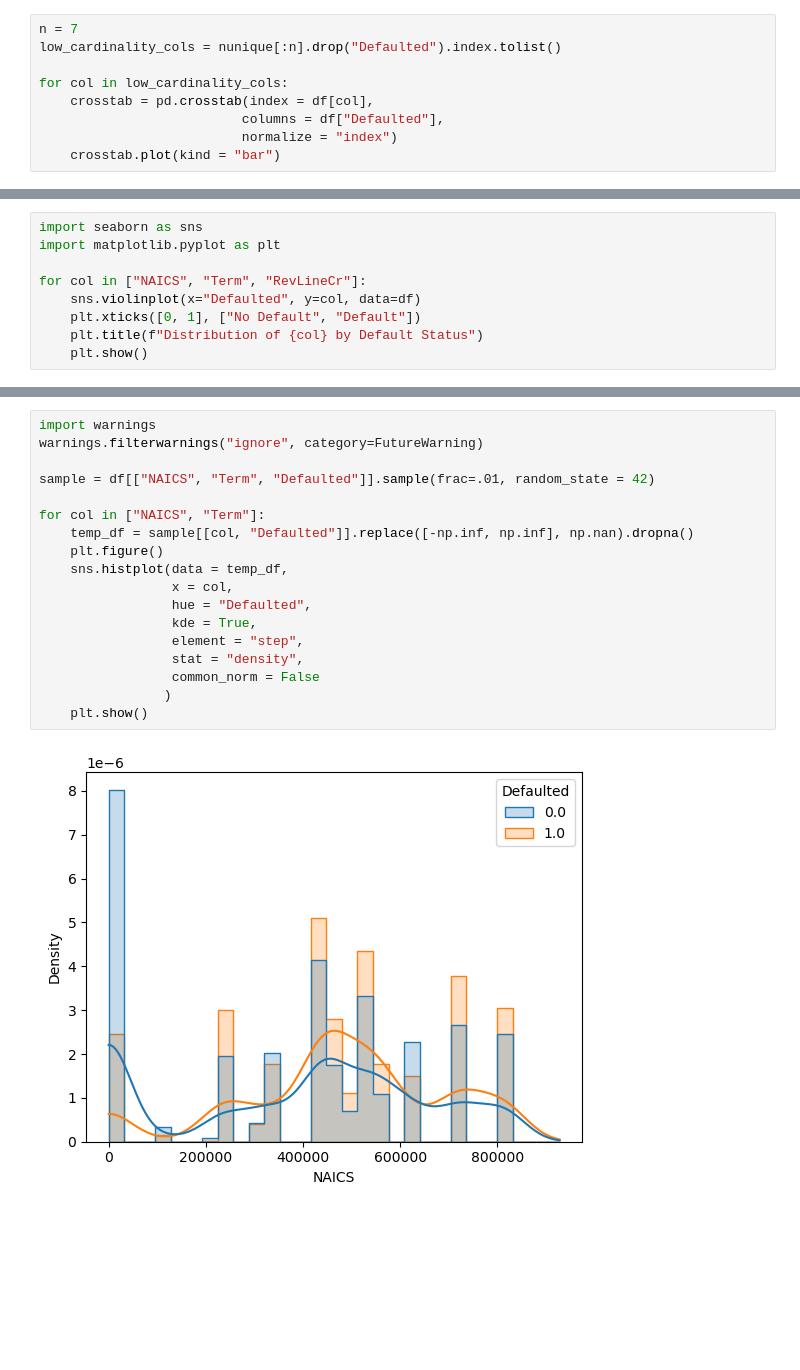
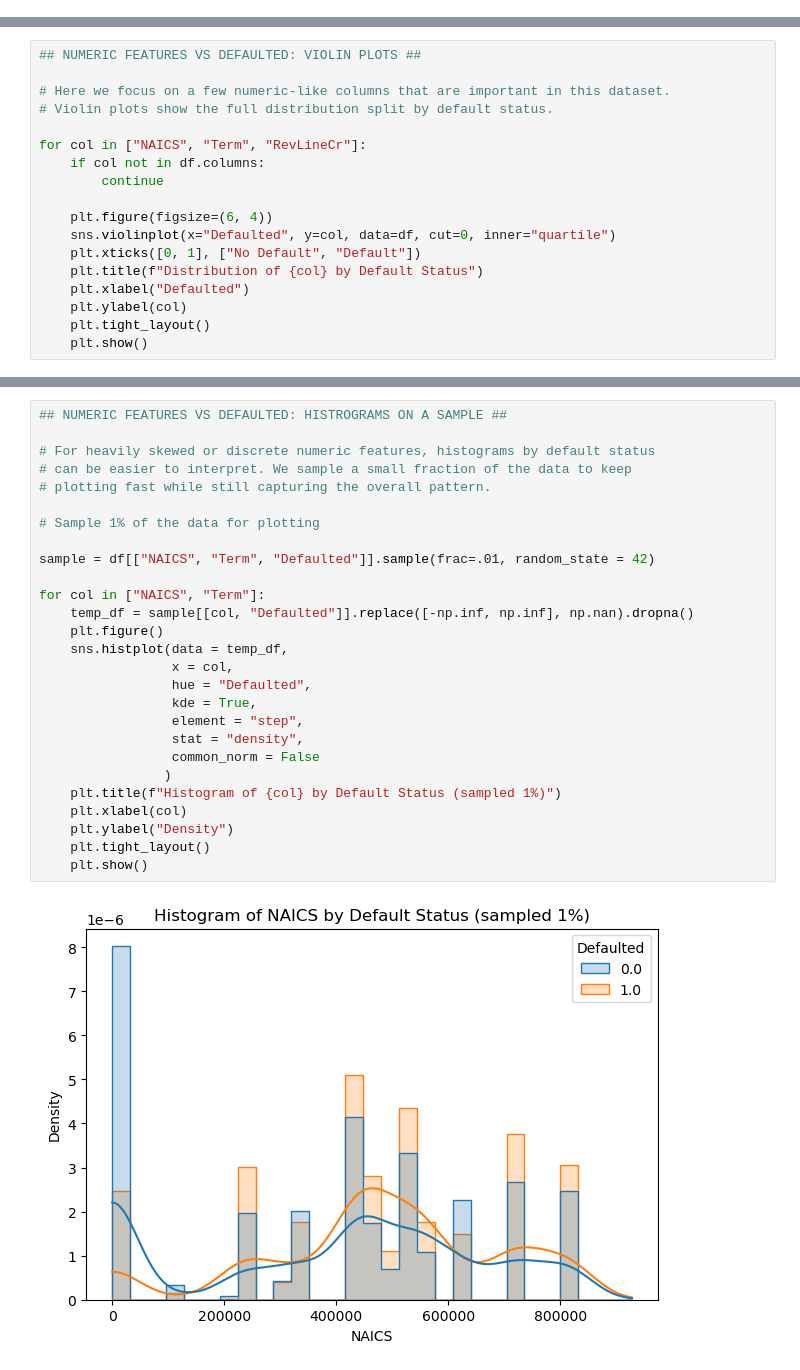
Before and after one commit to S-D-Willis/loan-default-pred, a Jupyter notebook: Loan-Default-Pred_2_EDA.ipynb, the cells around one changed output, grey strips where cells are left out. Cells and saved outputs as stored; diff of their text form; blank space fills up the shorter version.

```diff
--- a/Loan-Default-Pred_2_EDA.ipynb
+++ b/Loan-Default-Pred_2_EDA.ipynb
@@ -95,9 +111,0 @@ dtype: int64
-# %%
-n = 7
-low_cardinality_cols = nunique[:n].drop("Defaulted").index.tolist()
-
-for col in low_cardinality_cols:
-    crosstab = pd.crosstab(index = df[col],
-                          columns = df["Defaulted"],
-                          normalize = "index")
-    crosstab.plot(kind = "bar")
@@ -111,10 +178,19 @@ for col in low_cardinality_cols:
 # %%
-import seaborn as sns
-import matplotlib.pyplot as plt
+## NUMERIC FEATURES VS DEFAULTED: VIOLIN PLOTS ##
+
+# Here we focus on a few numeric-like columns that are important in this dataset.
+# Violin plots show the full distribution split by default status.
 
 for col in ["NAICS", "Term", "RevLineCr"]:
-    sns.violinplot(x="Defaulted", y=col, data=df)
+    if col not in df.columns:
+        continue
+
+    plt.figure(figsize=(6, 4))
+    sns.violinplot(x="Defaulted", y=col, data=df, cut=0, inner="quartile")
     plt.xticks([0, 1], ["No Default", "Default"])
     plt.title(f"Distribution of {col} by Default Status")
+    plt.xlabel("Defaulted")
+    plt.ylabel(col)
+    plt.tight_layout()
     plt.show()
 # %% [output]
@@ -144,20 +200,29 @@ dtype: int64
 # %%
-import warnings
-warnings.filterwarnings("ignore", category=FutureWarning)
+## NUMERIC FEATURES VS DEFAULTED: HISTROGRAMS ON A SAMPLE ##
+
+# For heavily skewed or discrete numeric features, histograms by default status
+# can be easier to interpret. We sample a small fraction of the data to keep
+# plotting fast while still capturing the overall pattern.
+
+# Sample 1% of the data for plotting
 
 sample = df[["NAICS", "Term", "Defaulted"]].sample(frac=.01, random_state = 42)
 
 for col in ["NAICS", "Term"]:
     temp_df = sample[[col, "Defaulted"]].replace([-np.inf, np.inf], np.nan).dropna()
     plt.figure()
     sns.histplot(data = temp_df,
                  x = col,
                  hue = "Defaulted",
                  kde = True,
                  element = "step",
                  stat = "density",
                  common_norm = False
                 )
+    plt.title(f"Histogram of {col} by Default Status (sampled 1%)")
+    plt.xlabel(col)
+    plt.ylabel("Density")
+    plt.tight_layout()
     plt.show()
 # %% [output]
-[figure, old version]
+[figure, new version]
```
Also changed, not shown: parts of 17 cells of this notebook.
